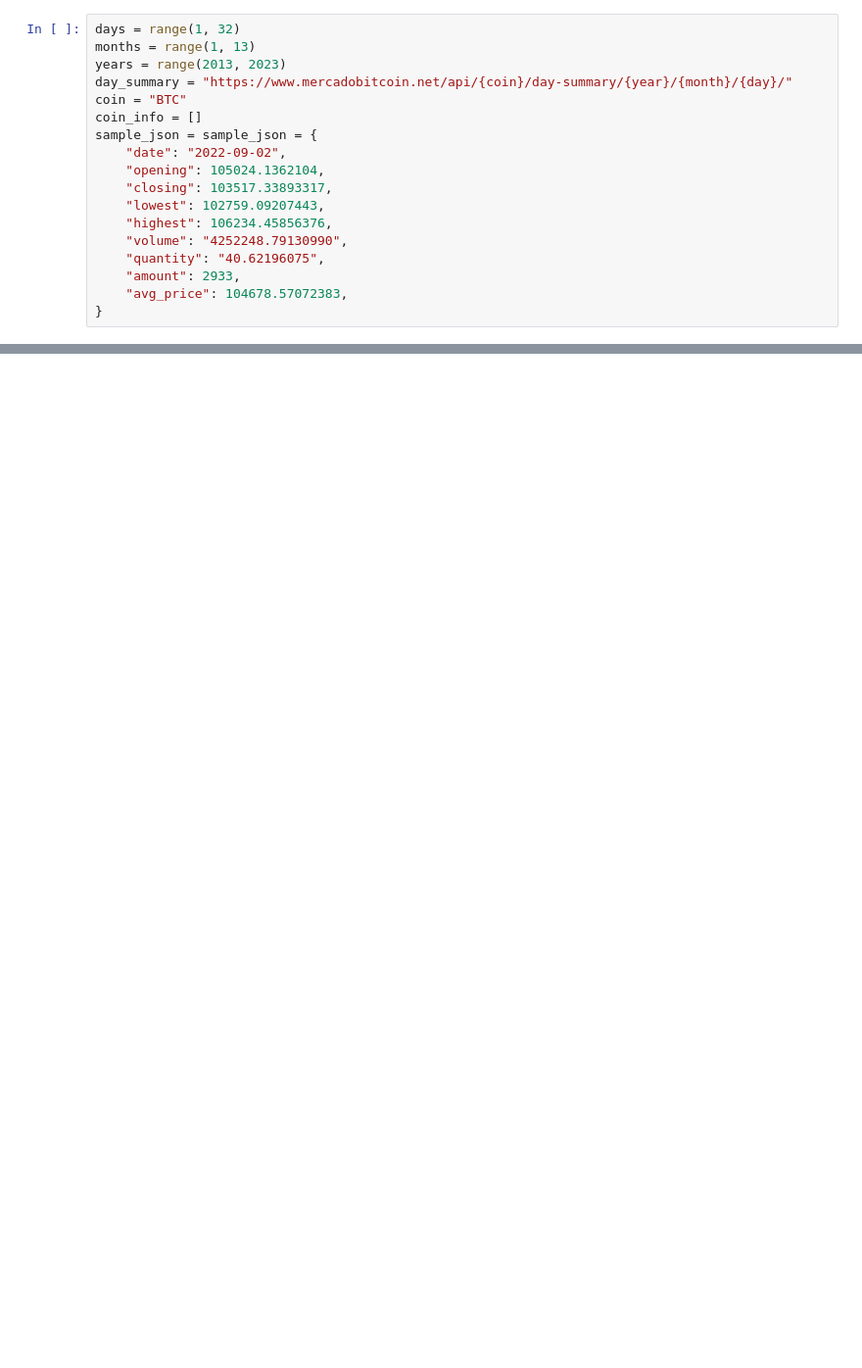
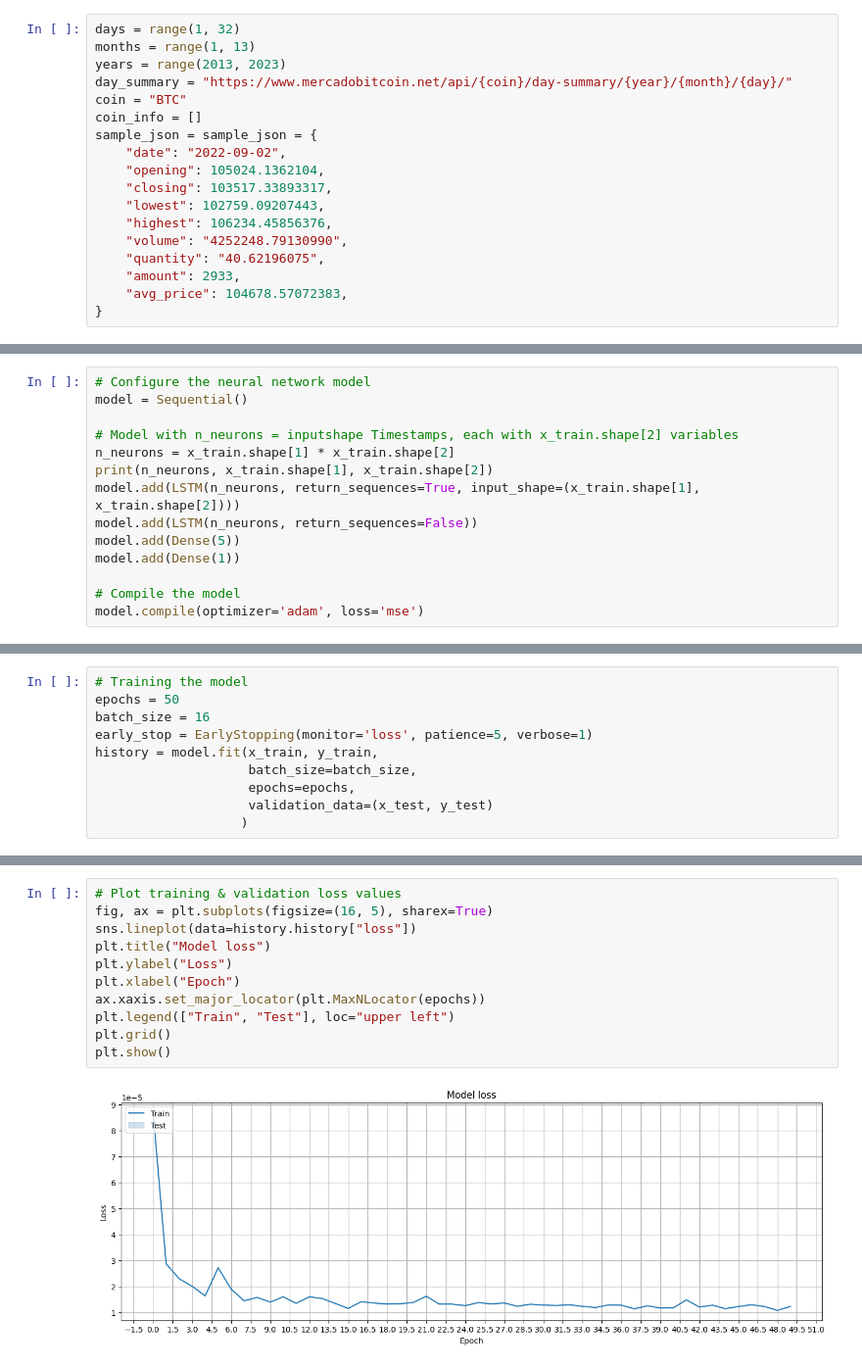
Before and after one commit to kevinsantana/ppca-md-final-project, a Jupyter notebook: model.ipynb, the cells around one changed output, grey strips where cells are left out. Shown: that part at 98% size. Cells and saved outputs as stored; diff of their text form; blank space fills up the shorter version.

Commit message:
lstm model for bitcoin forecast

```diff
--- a/model.ipynb
+++ b/model.ipynb
@@ -47,0 +248,14 @@ btc_time_series_df.head()
+# %%
+# Configure the neural network model
+model = Sequential()
+
+# Model with n_neurons = inputshape Timestamps, each with x_train.shape[2] variables
+n_neurons = x_train.shape[1] * x_train.shape[2]
+print(n_neurons, x_train.shape[1], x_train.shape[2])
+model.add(LSTM(n_neurons, return_sequences=True, input_shape=(x_train.shape[1], x_train.shape[2])))
+model.add(LSTM(n_neurons, return_sequences=False))
+model.add(Dense(5))
+model.add(Dense(1))
+
+# Compile the model
+model.compile(optimizer='adam', loss='mse')
@@ -47,0 +264,10 @@ btc_time_series_df.head()
+# %%
+# Training the model
+epochs = 50
+batch_size = 16
+early_stop = EarlyStopping(monitor='loss', patience=5, verbose=1)
+history = model.fit(x_train, y_train,
+                    batch_size=batch_size,
+                    epochs=epochs,
+                    validation_data=(x_test, y_test)
+                   )
@@ -47,0 +295,13 @@ btc_time_series_df.head()
+# %%
+# Plot training & validation loss values
+fig, ax = plt.subplots(figsize=(16, 5), sharex=True)
+sns.lineplot(data=history.history["loss"])
+plt.title("Model loss")
+plt.ylabel("Loss")
+plt.xlabel("Epoch")
+ax.xaxis.set_major_locator(plt.MaxNLocator(epochs))
+plt.legend(["Train", "Test"], loc="upper left")
+plt.grid()
+plt.show()
+# %% [output]
+[figure, added]
```
Also changed, not shown: parts of 21 cells of this notebook.
